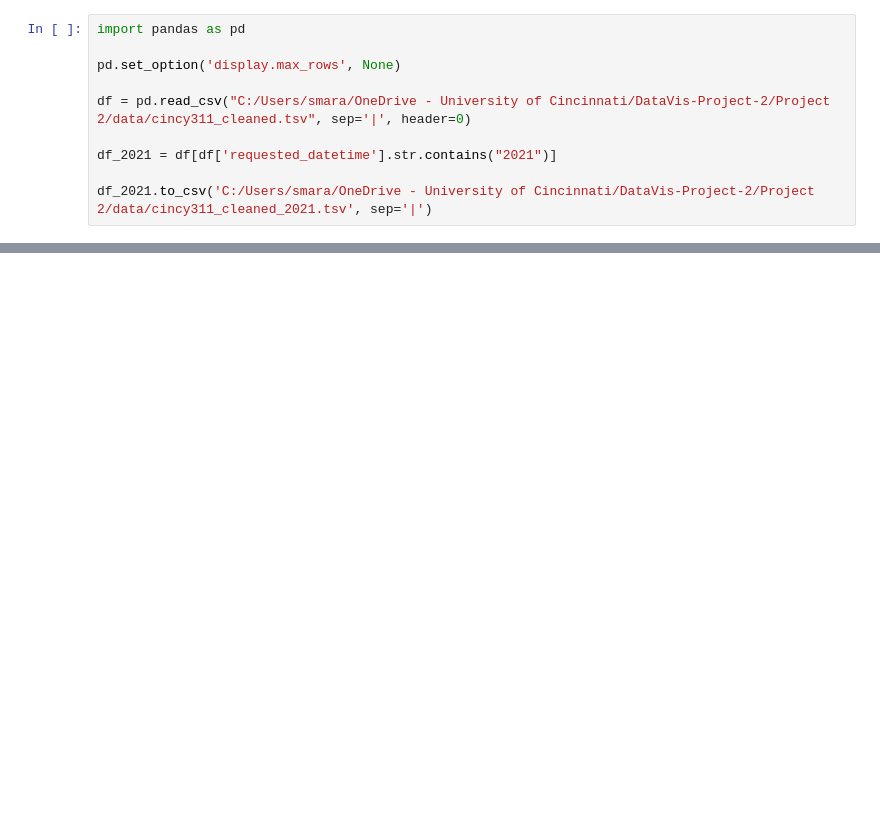
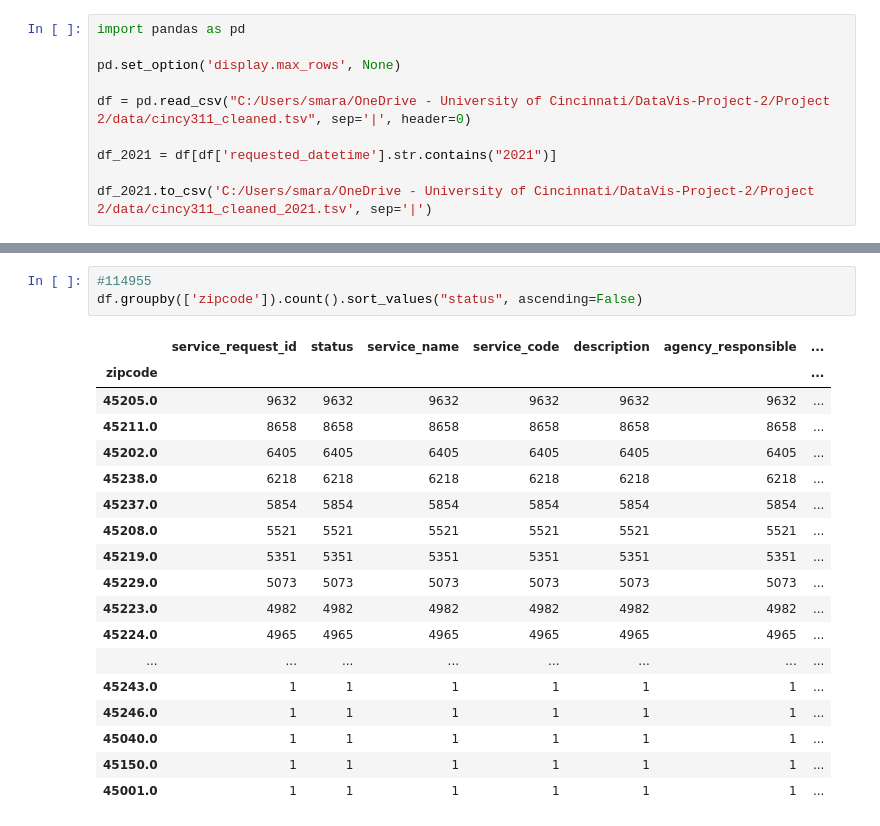
Before and after one commit to bowlinnr/DataVis-Project-2, a Jupyter notebook: dev_processing.ipynb, the cells around one changed output, grey strips where cells are left out. Cells and saved outputs as stored; diff of their text form; blank space fills up the shorter version.

```diff
--- a/dev_processing.ipynb
+++ b/dev_processing.ipynb
@@ -88,0 +11,22 @@ df.groupby(['service_name']).count().sort_values(by=['latitude'])
+# %%
+#114955
+df.groupby(['zipcode']).count().sort_values("status", ascending=False)
+# %% [output]
+|  | service_request_id | status | service_name | service_code | description | agency_responsible | ... |
+| zipcode |  |  |  |  |  |  | ... |
+| 45205.0 | 9632 | 9632 | 9632 | 9632 | 9632 | 9632 | ... |
+| 45211.0 | 8658 | 8658 | 8658 | 8658 | 8658 | 8658 | ... |
+| 45202.0 | 6405 | 6405 | 6405 | 6405 | 6405 | 6405 | ... |
+| 45238.0 | 6218 | 6218 | 6218 | 6218 | 6218 | 6218 | ... |
+| 45237.0 | 5854 | 5854 | 5854 | 5854 | 5854 | 5854 | ... |
+| 45208.0 | 5521 | 5521 | 5521 | 5521 | 5521 | 5521 | ... |
+| 45219.0 | 5351 | 5351 | 5351 | 5351 | 5351 | 5351 | ... |
+| 45229.0 | 5073 | 5073 | 5073 | 5073 | 5073 | 5073 | ... |
+| 45223.0 | 4982 | 4982 | 4982 | 4982 | 4982 | 4982 | ... |
+| 45224.0 | 4965 | 4965 | 4965 | 4965 | 4965 | 4965 | ... |
+| ... | ... | ... | ... | ... | ... | ... | ... |
+| 45243.0 | 1 | 1 | 1 | 1 | 1 | 1 | ... |
+| 45246.0 | 1 | 1 | 1 | 1 | 1 | 1 | ... |
+| 45040.0 | 1 | 1 | 1 | 1 | 1 | 1 | ... |
+| 45150.0 | 1 | 1 | 1 | 1 | 1 | 1 | ... |
+| 45001.0 | 1 | 1 | 1 | 1 | 1 | 1 | ... |
```
Also changed, not shown: parts of 2 cells of this notebook, 4 other files.
